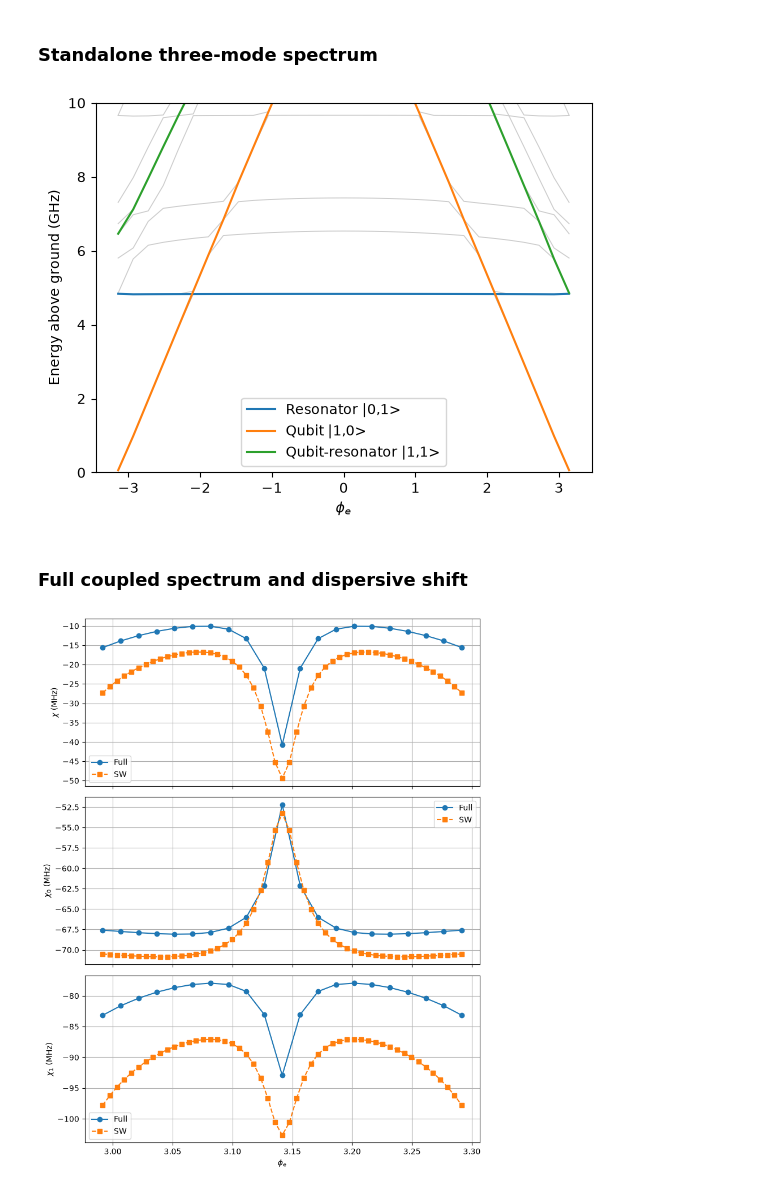
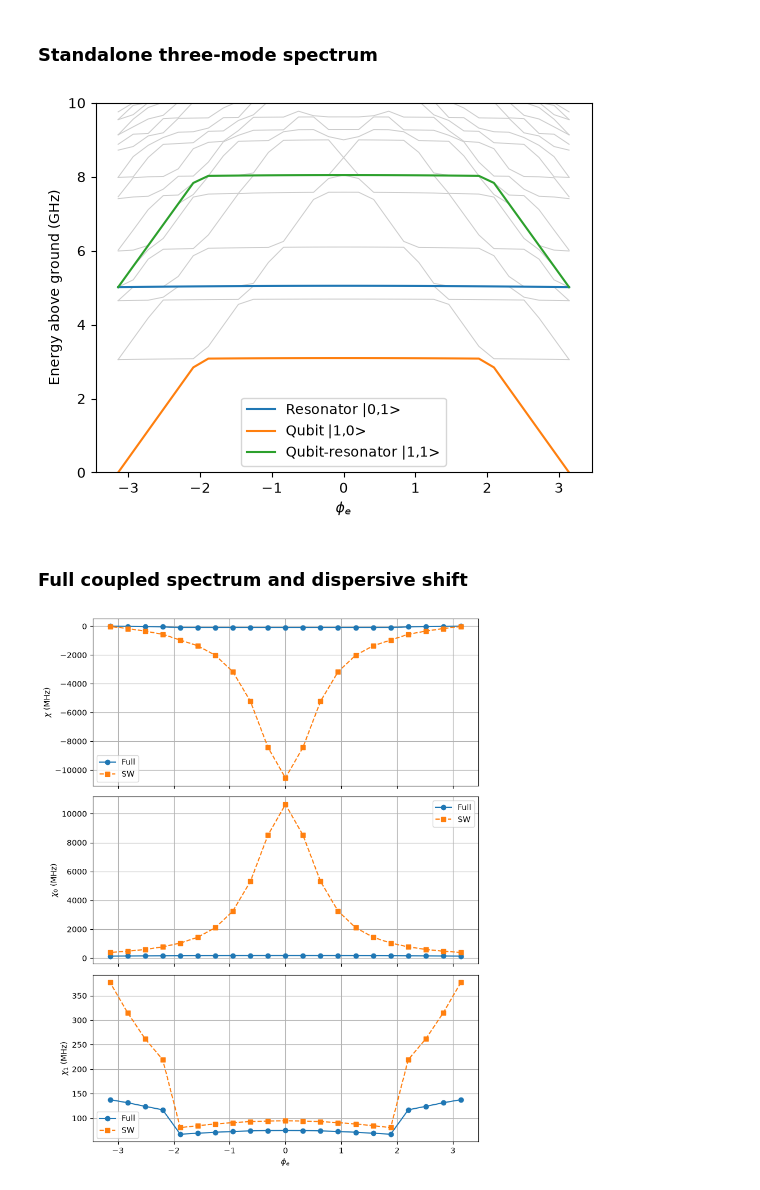
Before and after one commit to tyrasamenius/fluxonium_readout, a Jupyter notebook: Double_fluxonium_notebook.ipynb, the cells around one changed output. Cells and saved outputs as stored; diff of their text form; code cells hidden in the pictures.

```diff
--- a/Double_fluxonium_notebook.ipynb
+++ b/Double_fluxonium_notebook.ipynb
@@ -72,15 +72,15 @@ def Ecs_from_caps_qir(cap_matrix):
 ## Define DJF circuit parameters and initialize
 # %%
 # Energies in GHz and capacitances in fF.
-E_L = 1
-E_cj = 1
+E_L = 0.5
+E_cj = 0.5
 C_J = ECJ_to_CJ(E_cj)
 print(C_J)
 C_J1 = C_J
 C_J2 = C_J
-C = 0
-E_J1 = E_cj * 8
-E_J2 = E_cj * 8
+C = 39
+E_J1 = E_L * 15
+E_J2 = E_L * 15
 print(f"EJ={E_J2}")
 E_cq, E_ci = Ecs_from_caps_qi(C_J1, C_J2, C)
 print(f"E_cq = {E_cq:.3f} GHz, E_ci = {E_ci:.3f} GHz")
@@ -241,31 +274,2 @@ plt.show()
 # %% [markdown]
 ### qubit 01 transition frequency over ng
-# %%
-C_J1 = 16
-C_J2 = 16
-C = 0
-E_L = 1
-E_J1 = 8
-
-dflux2 = Double_Junc_Fluxonium(E_J1, E_J2, C_J1, C_J2, C, E_L, delta_phi = 0.05,
-                   nbr_periods = 4, N_charge=21)
-
-ng_vals = np.linspace(0, 1, 101)
-phi_e = np.pi
-
-f01 = []
-
-for ng in ng_vals:
-    energies, states = dflux2.eigenstates_symm(
-        E_cq, E_ci, phi_e, N_levels=2, ng=ng
-    )
-    f01.append(energies[1] - energies[0])
-
-plt.figure(figsize=(7, 4))
-plt.plot(ng_vals, f01)
-plt.xlabel(r"$n_g$")
-plt.ylabel(r"$f_{01}$ (GHz)")
-plt.xlim(0, 1)
-plt.grid(alpha=0.3)
-plt.tight_layout()
-plt.show()
@@ -388,20 +361,21 @@ n_eigenstates_spectrum = 45
 fig_spectrum, ax_spectrum = dflux1.plot_spectrum_full_over_flux(
     res_ind_spectrum,
     phi_spectrum,
+    qubit_phi_e = 0,
     n_eigenstates=n_eigenstates_spectrum,
 )
 ax_spectrum.set_ylim(0, 10)
 plt.show()
 # %% [output]
-[figure, old version]
+[figure, new version]
 # %% [markdown]
 ### Full coupled spectrum and dispersive shift
 # %%
 N_flux_full = 21
-N_flux_SW = 51
+N_flux_SW = 21
 
-flux_max = np.pi+0.15 #0
-flux_min =np.pi-0.15 # 2*np.pi
+flux_max = -np.pi
+flux_min = np.pi
 
 ext_phase_full = np.linspace(flux_min, flux_max, N_flux_full)
 ext_phase_SW = np.linspace(flux_min, flux_max, N_flux_SW)
@@ -410,31 +384,31 @@ truncation_level = 20
 n_eigenstates = 45
 
 chi_sw, chi0_sw, chi1_sw = np.asarray(
     dflux1.find_chi_over_flux_SW(res_ind, truncation_level, ext_phase_SW)
 ).T
 chi_full, chi0_full, chi1_full, fqs = dflux1.find_chi_full_over_flux(
     res_ind,
     ext_phase_full,
     n_eigenstates=n_eigenstates,
 )
 
 fig, axes = plt.subplots(3, 1, figsize=(8, 10), sharex=True)
 
 plot_data = [
     (chi_full, chi_sw, r"$\chi$ (MHz)"),
     (chi0_full, chi0_sw, r"$\chi_0$ (MHz)"),
     (chi1_full, chi1_sw, r"$\chi_1$ (MHz)"),
 ]
 
 for ax, (full_values, sw_values, ylabel) in zip(axes, plot_data):
     ax.plot(ext_phase_full, full_values, "o-", label="Full")
     ax.plot(ext_phase_SW, sw_values, "s--", label="SW")
     ax.set_ylabel(ylabel)
     ax.grid(True)
     ax.legend()
 
 axes[-1].set_xlabel(r"$\phi_e$")
 fig.tight_layout()
 plt.show()
 # %% [output]
-[figure, old version]
+[figure, new version]
```
Also changed, not shown: parts of 18 cells of this notebook.
